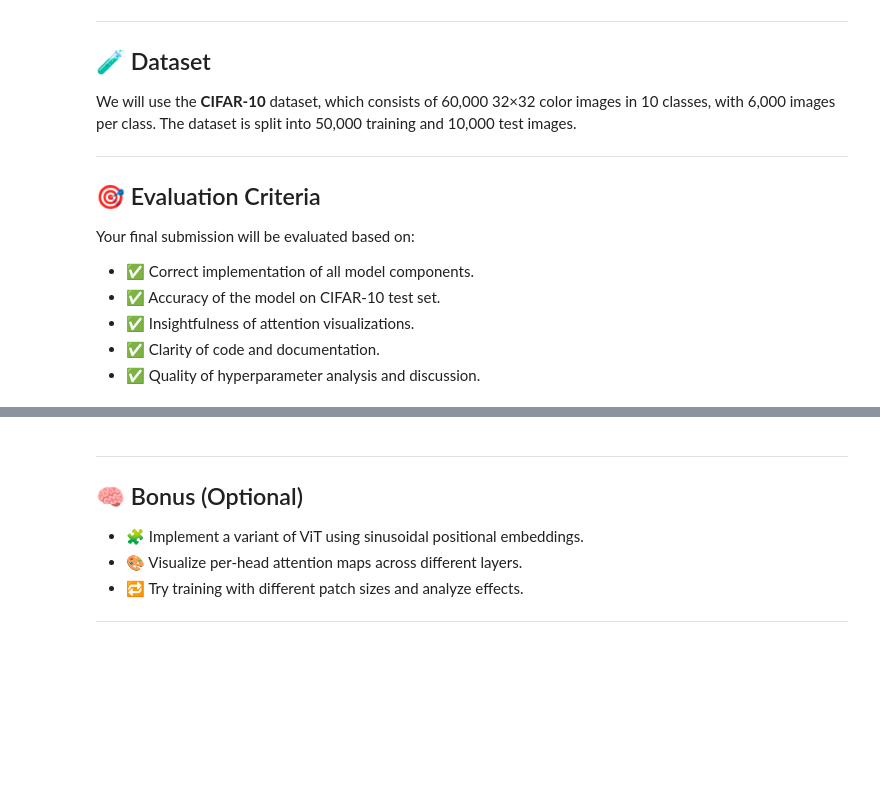
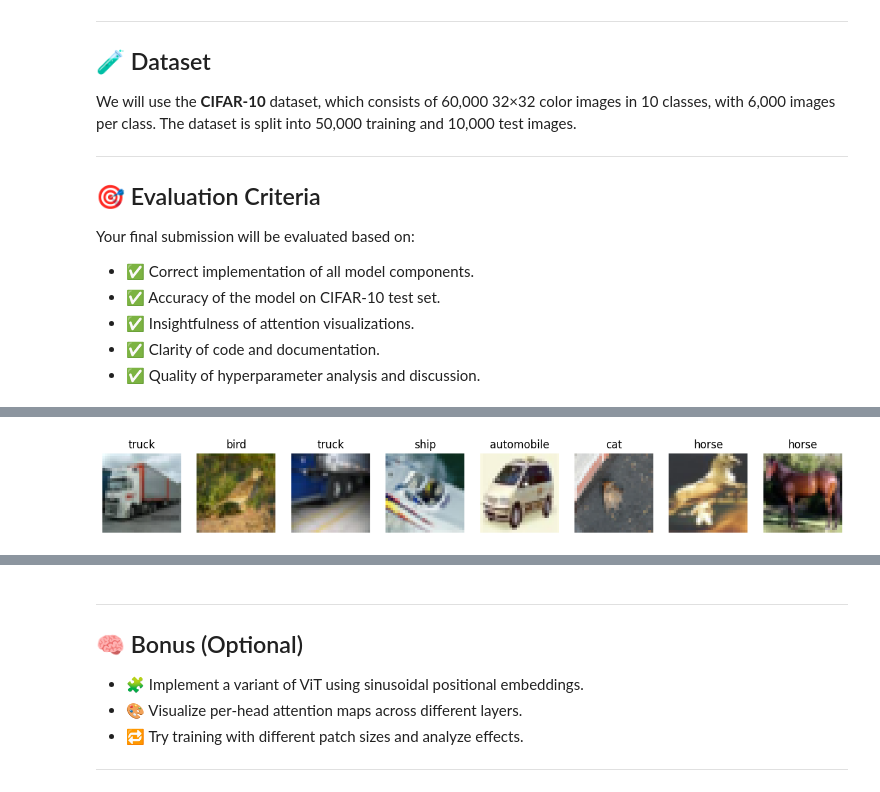
Before and after one commit to MahdiS3171/Deep-Learning-SUT-Course-Spring-2025, a Jupyter notebook: HW/HW5/ViT.ipynb, the cells around one changed output, grey strips where cells are left out. Drawn from its saved outputs; the diff is of its cells as text; code cells hidden in the pictures; blank space fills up the shorter version.

```diff
--- a/HW/HW5/ViT.ipynb
+++ b/HW/HW5/ViT.ipynb
@@ -63,19 +65,27 @@ transform = T.Compose([
 ])
 
 ## To Do: Load CIFAR10:
-train_ds = ...
-test_ds = ...
+train_ds = torchvision.datasets.CIFAR10(root='./data', train=True, download=True, transform=transform)
+test_ds  = torchvision.datasets.CIFAR10(root='./data', train=False, download=True, transform=transform)
 train_loader = torch.utils.data.DataLoader(train_ds, batch_size=64, shuffle=True)
-test_loader = torch.utils.data.DataLoader(test_ds, batch_size=64, shuffle=False)
+test_loader  = torch.utils.data.DataLoader(test_ds, batch_size=64, shuffle=False)
 # %%
 
 ## TO do: Visualize 8 images with their labels
 classes = train_ds.classes
 images, labels = next(iter(train_loader))
 fig, axes = plt.subplots(1, 8, figsize=(15, 2))
 for i in range(8):
-    ...
+    img = images[i].permute(1, 2, 0).cpu().numpy()  # Convert CHW to HWC for plt
+    # Undo normalization for visualization
+    img = img * [0.2470, 0.2435, 0.2616] + [0.4914, 0.4822, 0.4465]
+    img = img.clip(0,1)
+    axes[i].imshow(img)
+    axes[i].set_title(classes[labels[i]])
+    axes[i].axis('off')
 plt.show()
+# %% [output]
+[figure, added]
 # %%
 # ===============================
 # 1.3 Helper: pair
```
Also changed, not shown: parts of 8 cells of this notebook.
